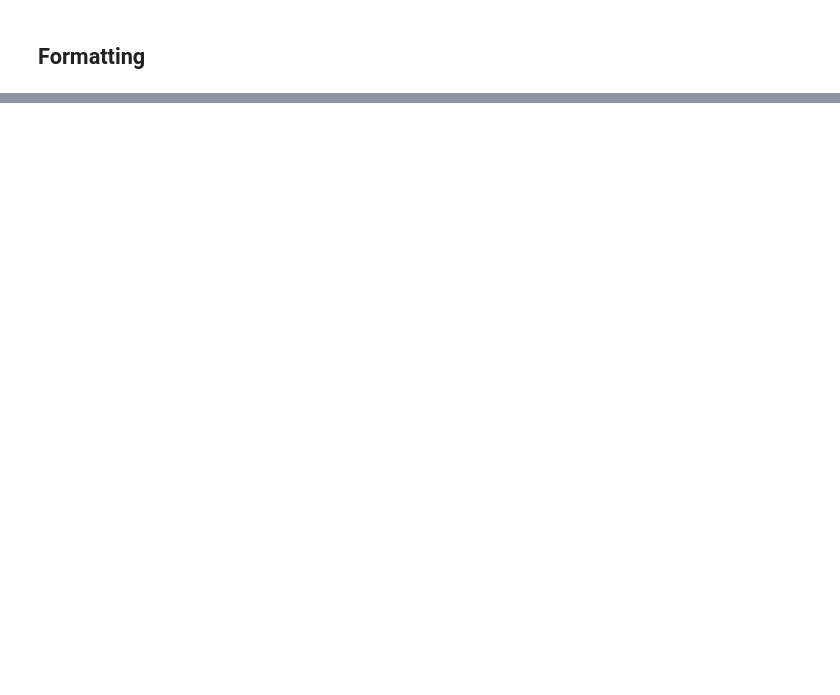
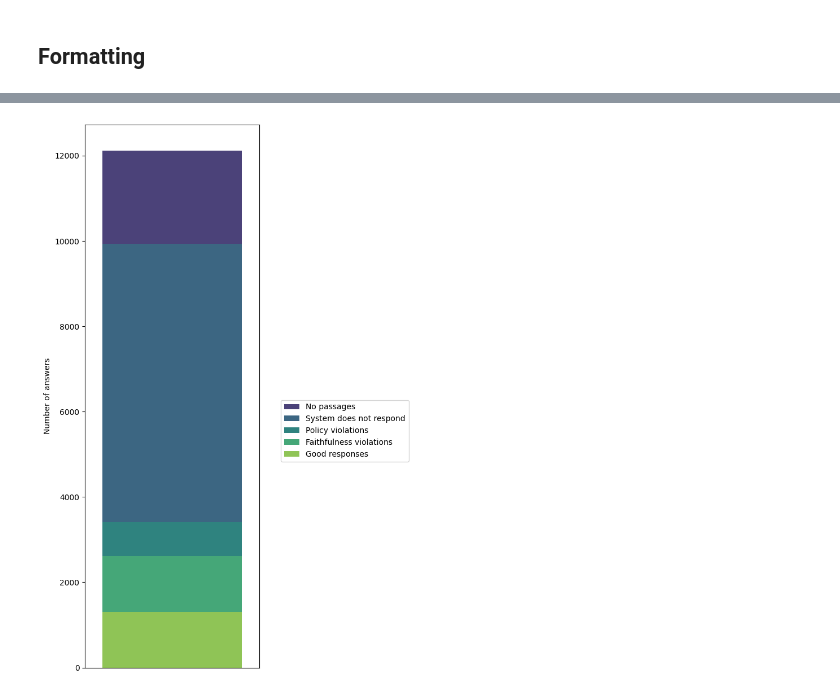
Before and after one commit to climatepolicyradar/document-qa-prototype, a Jupyter notebook: notebooks/first_round_eval_analysis.ipynb, the cells around one changed output, grey strips where cells are left out. Saved outputs shown, nothing was run; the diff lists cells and outputs as text; code cells hidden in the pictures; blank space fills up the shorter version.

Commit message:
removed printing secret from flow utils, rerun experiment analysis with new plot, pulled out aggregation code into experiment_analysis.py

```diff
--- a/notebooks/first_round_eval_analysis.ipynb
+++ b/notebooks/first_round_eval_analysis.ipynb
@@ -302,0 +248,2 @@ len(evals)
+# %%
+policy_violations_filter = lambda e: e["g_eval-cpr-generation-policy"] == 1
@@ -302,0 +264,10 @@ len(evals)
+# %%
+evals = aggregate_and_print_results(
+    df=df,
+    evals=evals,
+    filter_func=policy_violations_filter,
+    attributes_to_breakdown={"answer-prompt": "ratio", "query-prompt": "ratio", "model": "ratio"},
+    title="Policy violations",
+    update_evals=True,
+    markdown=True
+)
@@ -462,0 +481,12 @@ print(c_1.divide(c_2, fill_value=0).to_markdown())
+# %%
+formatting_filter = lambda e: e["rule_based-formatting"] == 0
+
+_ = aggregate_and_print_results(
+    df=df,
+    evals=evals.dropna(subset=["rule_based-formatting"]),
+    filter_func=formatting_filter,
+    attributes_to_breakdown={"answer-prompt": "ratio", "query-prompt": "ratio", "model": "ratio"},
+    title="Formatting",
+    update_evals=True,
+    markdown=True
+)
@@ -462,0 +551,20 @@ print(c_1.divide(c_2, fill_value=0).to_markdown())
+# %%
+# these values are taken from the cells above after each step of filtering
+lines = [12121, 12121 - 2185, 3409, 2616, 2612 - 1307]
+groups = ["No passages", "System does not respond", "Policy violations", "Faithfulness violations", "Good responses"]
+
+df = pd.DataFrame({"group": groups, "lines": lines, "a": [0 for _ in range(len(groups))]})
+# %%
+fig, ax = plt.subplots(figsize=(7, 10))
+
+sns.barplot(data=df, x="a", y="lines", hue="group", dodge=False, palette="viridis", ax=ax)
+
+plt.xticks([])
+plt.xlabel("")
+plt.ylabel("Number of answers")
+
+plt.legend(bbox_to_anchor=(1.1, 0.5))
+plt.tight_layout()
+plt.show()
+# %% [output]
+[figure, added]
```
Also changed, not shown: parts of 59 cells of this notebook, 3 other files.
